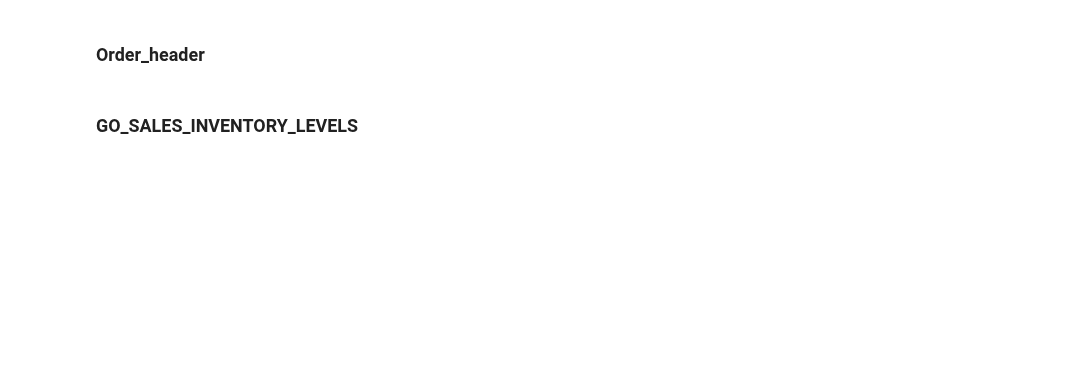
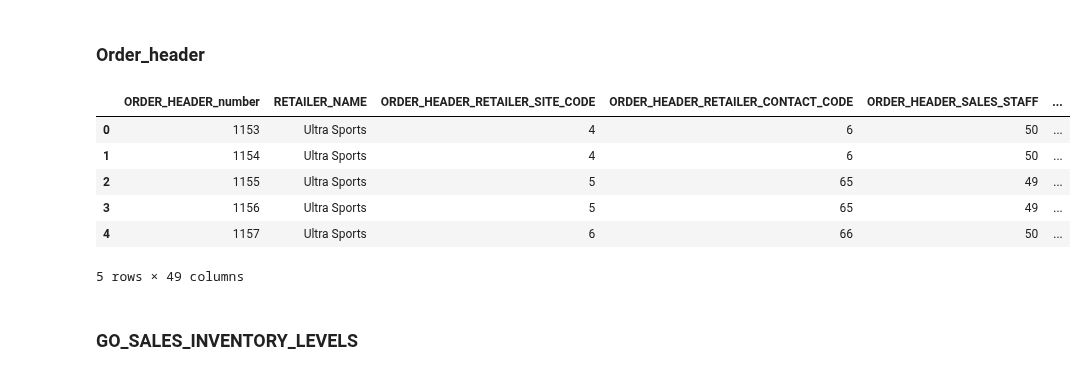
Before and after one commit to Nrojt/SE4-DEDS-Pyhton-opdrachten, a Jupyter notebook: week 4/4.3/Practicum_4.3.ipynb, the cells around one changed output. Cells and saved outputs as stored; diff of their text form; code cells hidden in the pictures; blank space fills up the shorter version.

```diff
--- a/week 4/4.3/Practicum_4.3.ipynb
+++ b/week 4/4.3/Practicum_4.3.ipynb
@@ -390,23 +507,28 @@ satisfaction.head()
 ### Order_header
 # %%
 order_header = pd.merge(go_sales_order_header, retailer, left_on='RETAILER_NAME', right_on='RETAILER_name')
-
-# converting the date to datetime
-order_header['ORDER_DATE'] = pd.to_datetime(order_header['ORDER_DATE'])
 
 # replacing the original columns with date, sales_staff, retailer_site and retailer_contact
 # merging the date, sales_staff, retailer_site and retailer_contact
 order_header = pd.merge(order_header, date, left_on='ORDER_DATE', right_on='DATE_date')
 order_header = pd.merge(order_header, sales_staff, left_on='SALES_STAFF_CODE', right_on='SALES_STAFF_code')
 order_header = pd.merge(order_header, retailer_site, left_on='RETAILER_SITE_CODE', right_on='RETAILER_SITE_code')
 order_header = pd.merge(order_header, retailer_contact, left_on='RETAILER_CONTACT_CODE', right_on='RETAILER_CONTACT_code')
 
 # rename the columns
 order_header = order_header.rename(columns={'ORDER_NUMBER': 'ORDER_HEADER_number', 'SALES_STAFF_CODE': 'ORDER_HEADER_SALES_STAFF', 'SALES_BRANCH_CODE': 'ORDER_HEADER_SALES_BRANCH_CODE', 'ORDER_DATE': 'ORDER_HEADER_ORDER_DATE', 'RETAILER_SITE_CODE': 'ORDER_HEADER_RETAILER_SITE_CODE', 'RETAILER_CONTACT_CODE': 'ORDER_HEADER_RETAILER_CONTACT_CODE'})
 
 all_dataframes.append(order_header)
 
 order_header.head()
+# %% [output]
+|  | ORDER_HEADER_number | RETAILER_NAME | ORDER_HEADER_RETAILER_SITE_CODE | ORDER_HEADER_RETAILER_CONTACT_CODE | ORDER_HEADER_SALES_STAFF | ... |
+| 0 | 1153 | Ultra Sports | 4 | 6 | 50 | ... |
+| 1 | 1154 | Ultra Sports | 4 | 6 | 50 | ... |
+| 2 | 1155 | Ultra Sports | 5 | 65 | 49 | ... |
+| 3 | 1156 | Ultra Sports | 5 | 65 | 49 | ... |
+| 4 | 1157 | Ultra Sports | 6 | 66 | 50 | ... |
+5 rows × 49 columns
 # %% [markdown]
 ### GO_SALES_INVENTORY_LEVELS
 # %%
```
Also changed, not shown: parts of 71 cells of this notebook, 1 other file.
